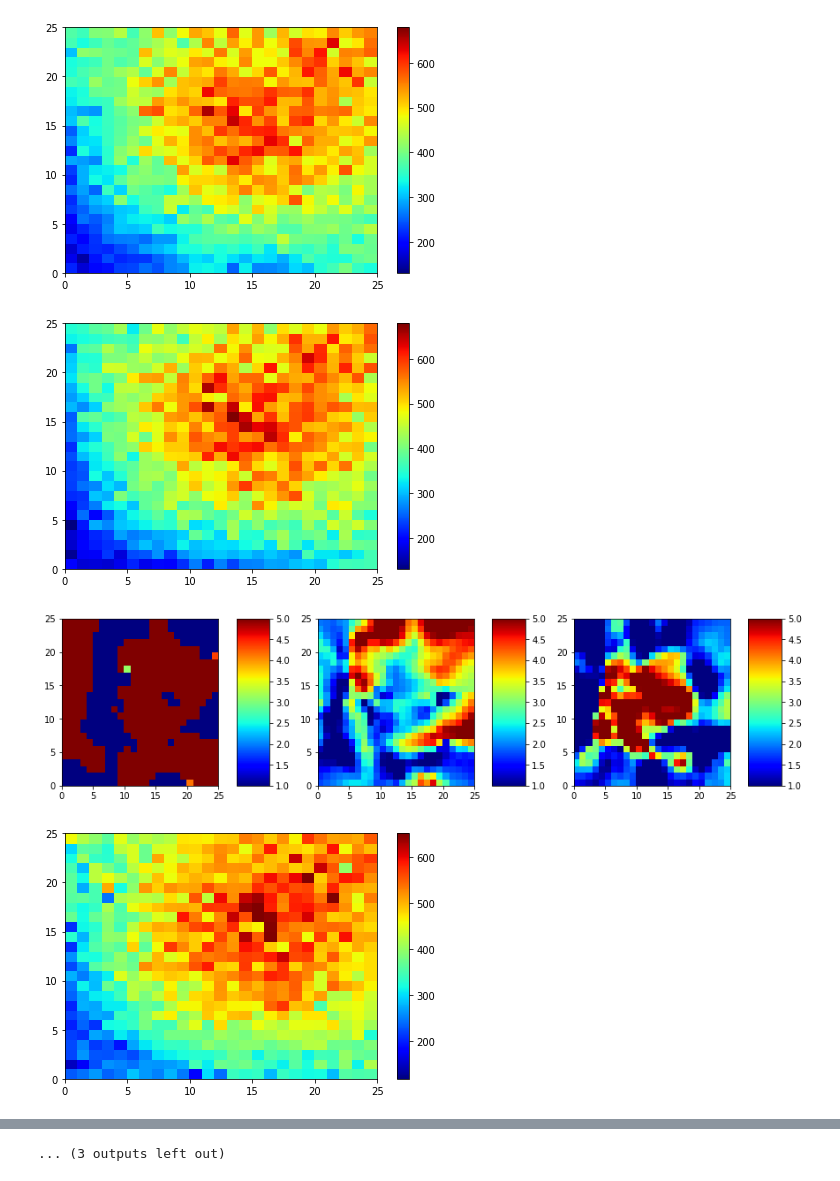
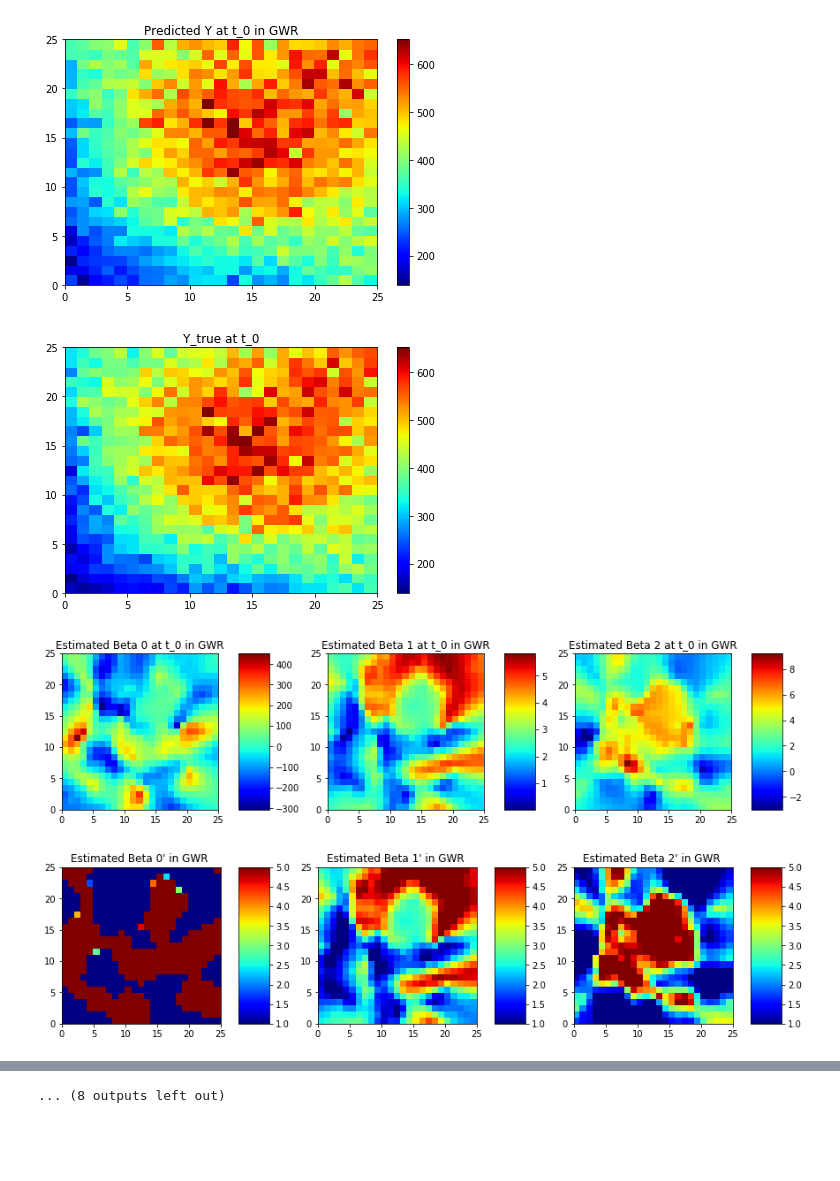
Before and after one commit to quexiang/STWR, a Jupyter notebook: notebook/STWR_UseCase1_err.ipynb, the cells around one changed output, grey strips where cells are left out. Drawn from its saved outputs; the diff is of its cells as text; code cells hidden in the pictures; blank space fills up the shorter version.

```diff
--- a/notebook/STWR_UseCase1_err.ipynb
+++ b/notebook/STWR_UseCase1_err.ipynb
@@ -56,7 +56,8 @@ fig_tred = plt.figure(figsize=(12,3),constrained_layout=True)
 gs_tred = GridSpec(1, 3, figure=fig_tred)
 jet_tred  = plt.get_cmap('jet',256)
 for col in range(3):
-    ax_tred = fig_tred.add_subplot(gs_tred[0,col])
+    str_ctv = "Heterogeneity trend {:d}".format(col+1)
+    ax_tred = fig_tred.add_subplot(gs_tred[0,col],title =str_ctv )
     psm_tred = ax_tred.pcolormesh(values_change_dwr[col], cmap=jet_tred, rasterized=True, vmin=tred_min[col], vmax=tred_max[col])
     fig_tred.colorbar(psm_tred, ax = ax_tred)
 plt.show()
@@ -144,7 +145,8 @@ gs = GridSpec(1, 3, figure=fig)
 jet  = plt.get_cmap('jet',256)
 psm =0
 for col in range(3):
-    ax = fig.add_subplot(gs[0,col])
+    beta_cur = "Beta {:d}".format(col)
+    ax = fig.add_subplot(gs[0,col],title = beta_cur)
     psm = ax.pcolormesh(beta[col], cmap=jet, rasterized=True, vmin=beta_min, vmax=beta_max)
 fig.colorbar(psm, ax = fig.axes[2])
 plt.show()
@@ -153,14 +155,16 @@ plt.show()
 # %%
 #draw the cofficients surfaces of different time stages.
-#绘制时间异质参数变化图
-
 fig_time = plt.figure(figsize=(12,3*kticks),constrained_layout=True)
 gs_time = GridSpec(kticks, 3, figure=fig_time)
 jet  = plt.get_cmap('jet',256)
 psm_time =0
+
 for row in range(kticks):
+    str_curt = "t_{:d}".format(row)
     for col in range(3):
-        ax_time = fig_time.add_subplot(gs_time[row,col])
+        beta_cur = "Beta {:d}".format(col)
+        title_str = beta_cur+" at "+ str_curt
+        ax_time = fig_time.add_subplot(gs_time[row,col],title = title_str)
         psm_time = ax_time.pcolormesh(beta_change[row,col], cmap=jet, rasterized=True, vmin=beta_min_list[row], vmax=beta_max_list[row])
         fig_time.colorbar(psm_time, ax = ax_time)
 plt.show()
@@ -280,5 +284,7 @@ for i in range(kticks):
     gwr_results = gwr_model.fit()
     gwr_models_list.append(gwr_model)
     gwr_results_list.append(gwr_results)
+    str_curt = "current results at time stage t_{:d}".format(i)
+    print(str_curt)
     print(gwr_results.summary())
 # %% [output]
@@ -356,39 +362,73 @@ for i in range(kticks):
 #store the data for calculating the time distance later.
        draw_vals_gwr_list.append(draw_vals_gwr)
 #surface of Y_true.
        y_true = np.ones((625,1))
        for j in range(625):
              ss = all_coords[j,0]
              tt=  all_coords[j,1]
              y_true[j] = beta_change[i,0,ss,tt]+ beta_change[i,1,ss,tt]*X[i,j,0] + beta_change[i,2,ss,tt]*X[i,j,1] +err[i,j]
        ymin = np.amin(y_true) -1
        ymax = np.amax(y_true)  +1
        y_true = np.reshape(y_true,(25,25))
        fig_pre, ax = plt.subplots()
        psm = ax.pcolormesh(draw_vals_gwr, cmap=jet, rasterized=True, vmin=ymin, vmax=ymax)
        fig_pre.colorbar(psm, ax=ax)
        fig_pre.tight_layout()
+       plt.title("Predicted Y at t_{:d} in GWR".format(i))
        plt.show()
+
        fig_pre3, ax3 = plt.subplots()
        psm3 = ax3.pcolormesh(y_true, cmap=jet, rasterized=True, vmin=ymin, vmax=ymax)
        fig_pre3.colorbar(psm3, ax=ax3)
        fig_pre3.tight_layout()
+       plt.title("Y_true at t_{:d}".format(i))
        plt.show()
-#Three coefficient surfaces predicted by GWR
+
+#Three coefficient surfaces predicted by GWR with using their beta color bar
+       beta_cur0 = "Estimated Beta 0 at t_{:d} in GWR".format(i)
+       beta_cur1 = "Estimated Beta 1 at t_{:d} in GWR".format(i)
+       beta_cur2 = "Estimated Beta 2 at t_{:d} in GWR".format(i)
+
        fig_parmas_gwr = plt.figure(figsize=(12,3),constrained_layout=True)
        gs_gwr = GridSpec(1, 3, figure=fig_parmas_gwr)
        jet  = plt.get_cmap('jet',256)
        psm_pam_gwr =0
-       for col in range(3):
-                ax_pam_gwr = fig_parmas_gwr.add_subplot(gs_gwr[0,col])
-                psm_pam_gwr = ax_pam_gwr.pcolormesh(draw_gwr_parms[col], cmap=jet, rasterized=True, vmin=beta_min_list[i], vmax=beta_max_list[i])
-                fig_parmas_gwr.colorbar(psm_pam_gwr, ax = ax_pam_gwr)
+       #for col in range(3):
+       #         ax_pam_gwr = fig_parmas_gwr.add_subplot(gs_gwr[0,col])
+       #          psm_pam_gwr = ax_pam_gwr.pcolormesh(draw_gwr_parms[col], cmap=jet, rasterized=True, vmin=beta_min_list[i], vmax=beta_max_list[i])
+       #          fig_parmas_gwr.colorbar(psm_pam_gwr, ax = ax_pam_gwr)
+       vmin0 = np.amin(draw_gwr_parms[0])
+       vmax0 = np.amax(draw_gwr_parms[0])
+       vmin1 = np.amin(draw_gwr_parms[1])
+       vmax1 = np.amax(draw_gwr_parms[1])
+       vmin2 = np.amin(draw_gwr_parms[2])
+       vmax2 = np.amax(draw_gwr_parms[2])
+       ax_pam_gwr = fig_parmas_gwr.add_subplot(gs_gwr[0,0],title= beta_cur0)
+       psm_pam_gwr = ax_pam_gwr.pcolormesh(draw_gwr_parms[0], cmap=jet, rasterized=True, vmin= vmin0, vmax= vmax0)
+       fig_parmas_gwr.colorbar(psm_pam_gwr, ax = ax_pam_gwr)
+       ax_pam_gwr = fig_parmas_gwr.add_subplot(gs_gwr[0,1],title= beta_cur1)
+       psm_pam_gwr = ax_pam_gwr.pcolormesh(draw_gwr_parms[1], cmap=jet, rasterized=True, vmin= vmin1, vmax = vmax1)
+       fig_parmas_gwr.colorbar(psm_pam_gwr, ax = ax_pam_gwr)
+       ax_pam_gwr = fig_parmas_gwr.add_subplot(gs_gwr[0,2],title= beta_cur2)
+       psm_pam_gwr = ax_pam_gwr.pcolormesh(draw_gwr_parms[2], cmap=jet, rasterized=True,vmin= vmin2, vmax = vmax2)
+       fig_parmas_gwr.colorbar(psm_pam_gwr, ax = ax_pam_gwr)
        plt.show()
+
+#Three coefficient surfaces predicted by GWR with using the ture beta color bar
+       fig_parmas_gwr = plt.figure(figsize=(12,3),constrained_layout=True)
+       gs_gwr = GridSpec(1, 3, figure=fig_parmas_gwr)
+       jet  = plt.get_cmap('jet',256)
+       psm_pam_gwr =0
+       for ccol in range(3):
+                 ax_pam_gwr = fig_parmas_gwr.add_subplot(gs_gwr[0,ccol],title = "Estimated Beta {:d}' in GWR ".format(ccol))
+                 psm_pam_gwr = ax_pam_gwr.pcolormesh(draw_gwr_parms[ccol], cmap=jet, rasterized=True, vmin=beta_min_list[i], vmax=beta_max_list[i])
+                 fig_parmas_gwr.colorbar(psm_pam_gwr, ax = ax_pam_gwr)
+
        if(i == (kticks-1)):
                y_lasttrue = y_true
                gwr_predresults =draw_vals_gwr
 # %% [output]
-[figure, old version]
+[figure, new version]
-[figure, old version]
+[figure, new version]
-[figure, old version]
+[figure, new version]
-[figure, old version]
+[figure, new version]
@@ -403,4 +443,4 @@ for i in range(kticks):
-... (3 outputs left out)
+... (8 outputs left out)
 # %%
 delta_y_values = []
 delta_y_value_tick = draw_vals_gwr_list[0]
```
Also changed, not shown: parts of 10 cells of this notebook, 6 other files.
